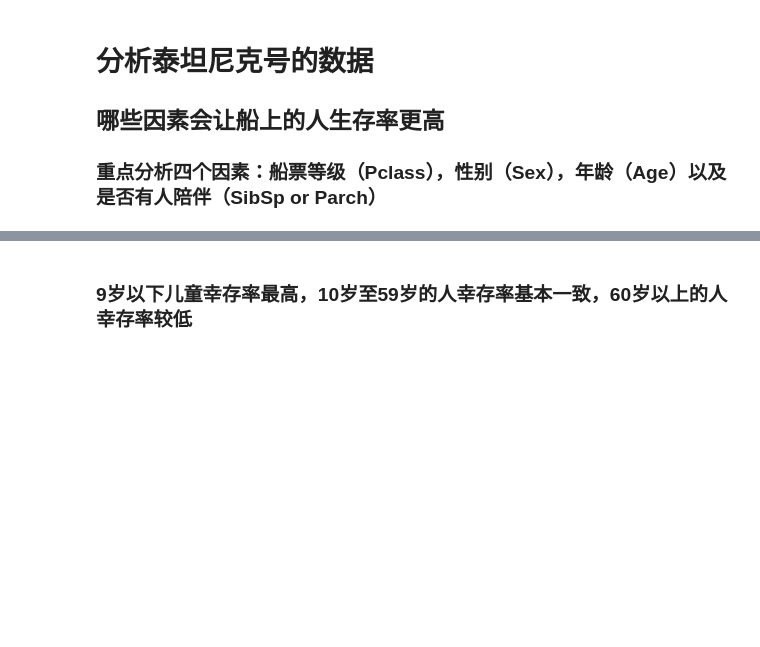
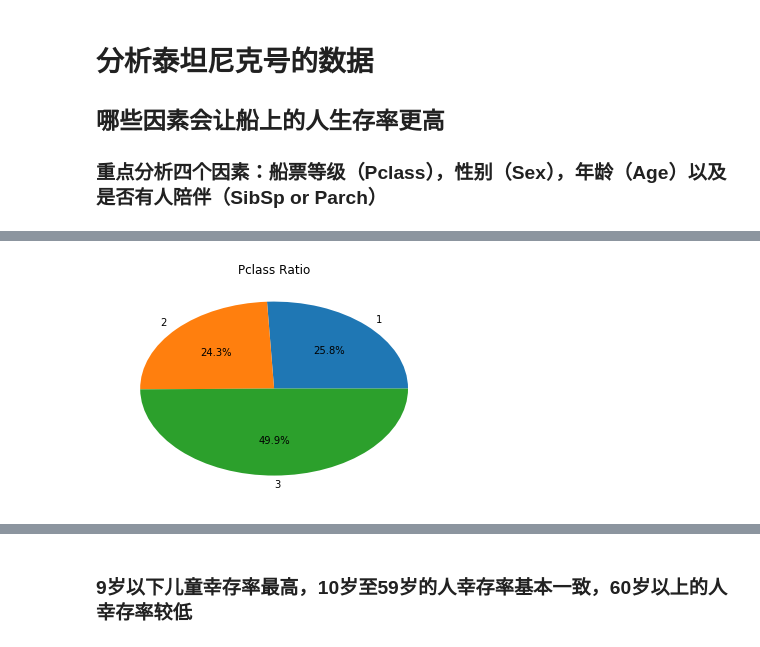
Before and after one commit to MartinSnow/ExploreData, a Jupyter notebook: ExploreData.ipynb, the cells around one changed output, grey strips where cells are left out. Cells and saved outputs as stored; diff of their text form; code cells hidden in the pictures; blank space fills up the shorter version.

```diff
--- a/ExploreData.ipynb
+++ b/ExploreData.ipynb
@@ -141,0 +116,3 @@ plt.scatter(titanic_age_range['converted_age'], titanic_age_range['Parch'], s=ti
+# %%
+group_pclass = df.groupby('Pclass').count()
+group_pclass
@@ -141,0 +125,7 @@ plt.scatter(titanic_age_range['converted_age'], titanic_age_range['Parch'], s=ti
+# %%
+group_pclass['PassengerId'].plot.pie(autopct='%.1f%%')
+plt.title('Pclass Ratio')
+plt.ylabel('')
+plt.show()
+# %% [output]
+[figure, added]
```
Also changed, not shown: parts of 54 cells of this notebook, 1 other file.
